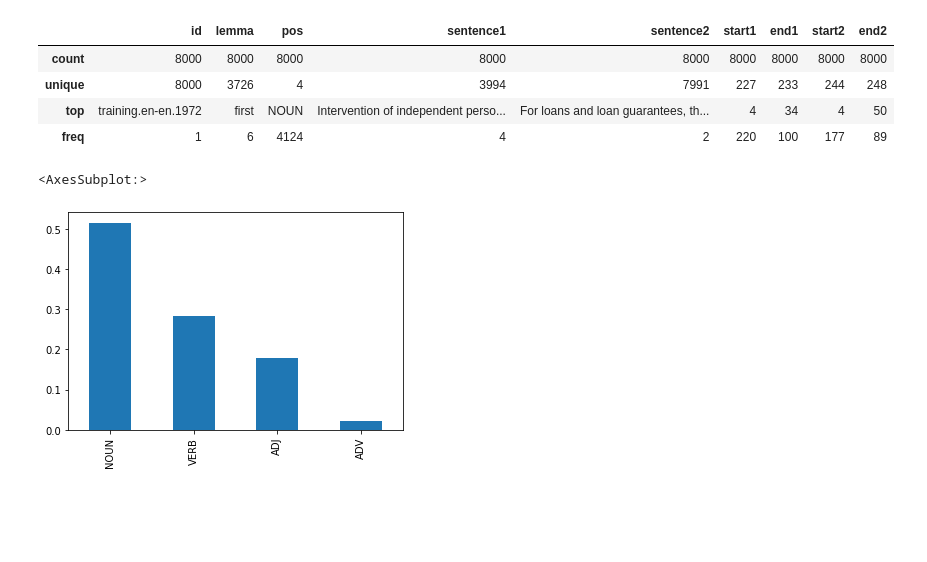
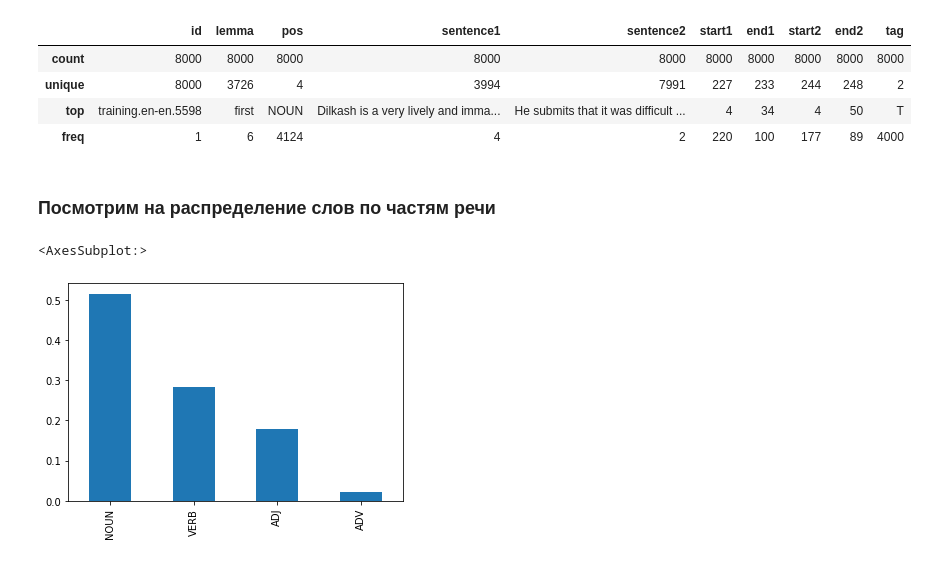
Before and after one commit to zhestyatsky/MCL-WiC, a Jupyter notebook: src/data_stats.ipynb, the cells around one changed output. Saved outputs shown, nothing was run; the diff lists cells and outputs as text; code cells hidden in the pictures; blank space fills up the shorter version.

```diff
--- a/src/data_stats.ipynb
+++ b/src/data_stats.ipynb
@@ -8,6 +8,6 @@ with open('../data/training/multilingual/training.en-en.data') as f:
 with open('../data/training/multilingual/training.en-en.gold') as f:
     train_en_en_y = json.load(f)
 
-df_X = pd.DataFrame(train_en_en_X)
-df_y = pd.DataFrame(train_en_en_y)
+df = pd.DataFrame(train_en_en_X)
+df = df.merge(pd.DataFrame(train_en_en_y))
 # %%
@@ -26,9 +26,11 @@ df_X.shape
 # %%
-df_X.describe()
+df.describe()
 # %% [output]
-|  | id | lemma | pos | sentence1 | sentence2 | start1 | end1 | start2 | end2 |
-| count | 8000 | 8000 | 8000 | 8000 | 8000 | 8000 | 8000 | 8000 | 8000 |
-| unique | 8000 | 3726 | 4 | 3994 | 7991 | 227 | 233 | 244 | 248 |
-| top | training.en-en.1972 | first | NOUN | Intervention of independent perso... | For loans and loan guarantees, th... | 4 | 34 | 4 | 50 |
-| freq | 1 | 6 | 4124 | 4 | 2 | 220 | 100 | 177 | 89 |
+|  | id | lemma | pos | sentence1 | sentence2 | start1 | end1 | start2 | end2 | tag |
+| count | 8000 | 8000 | 8000 | 8000 | 8000 | 8000 | 8000 | 8000 | 8000 | 8000 |
+| unique | 8000 | 3726 | 4 | 3994 | 7991 | 227 | 233 | 244 | 248 | 2 |
+| top | training.en-en.5598 | first | NOUN | Dilkash is a very lively and imma... | He submits that it was difficult ... | 4 | 34 | 4 | 50 | T |
+| freq | 1 | 6 | 4124 | 4 | 2 | 220 | 100 | 177 | 89 | 4000 |
+# %% [markdown]
+### Посмотрим на распределение слов по частям речи
 # %%
```
Also changed, not shown: parts of 12 cells of this notebook.
